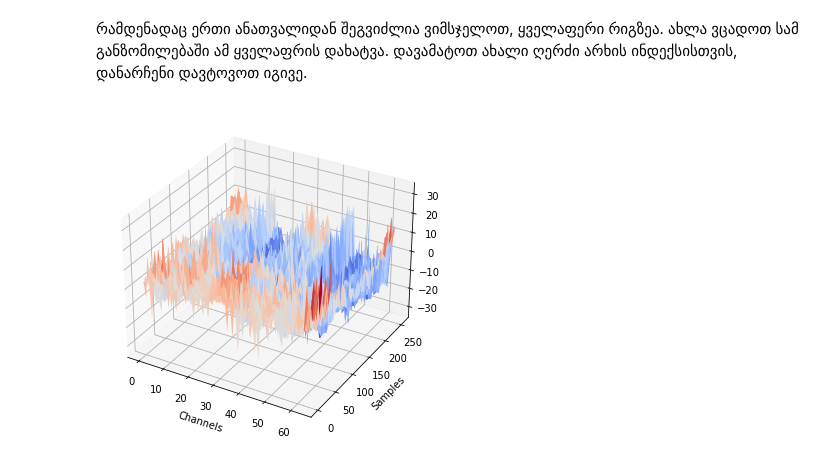
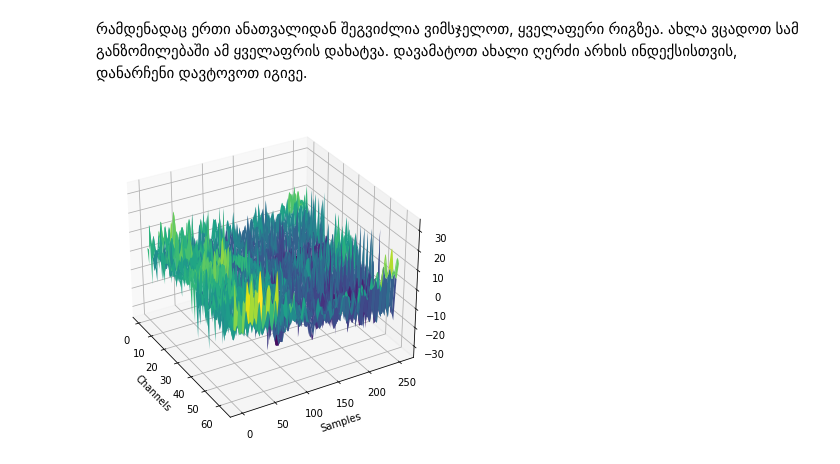
Before and after one commit to lnadi17/eeg-data-analysis, a Jupyter notebook: small-dataset/small-dataset-test.ipynb, the cells around one changed output. Saved outputs shown, nothing was run; the diff lists cells and outputs as text; code cells hidden in the pictures.

```diff
--- a/small-dataset/small-dataset-test.ipynb
+++ b/small-dataset/small-dataset-test.ipynb
@@ -186,21 +186,23 @@ plt.show()
 # %% [markdown]
 რამდენადაც ერთი ანათვალიდან შეგვიძლია ვიმსჯელოთ, ყველაფერი რიგზეა. ახლა ვცადოთ სამ განზომილებაში ამ ყველაფრის დახატვა. დავამატოთ ახალი ღერძი არხის ინდექსისთვის, დანარჩენი დავტოვოთ იგივე.
 # %%
+# Create data
 x = list(range(len(trial))) # channels
 y = list(range(len(trial[0]))) # samples
 
 X, Y = np.meshgrid(x, y)
 Z = np.ndarray((X.shape[0], X.shape[1]))
 for coord, value in np.ndenumerate(Z):
     Z[coord] = trial[coord[1]][coord[0]]
+
+# Create plot
+fig = plt.figure(figsize=(6, 6))
+ax = fig.add_subplot(projection='3d')
+ax.set_xlabel('Channels')
+ax.set_ylabel('Samples')
+ax.view_init(30, -30)
+
+ax.plot_surface(X, Y, Z, cmap=cm.viridis, antialiased=True)
+plt.show()
+# %% [output]
+[figure, added]
-# %%
-# Create axes
-fig = plt.figure(figsize=(6, 6))
-ax = fig.add_subplot(projection='3d')
-
-ax.plot_surface(X, Y, Z,cmap=cm.coolwarm, antialiased=True)
-ax.set_xlabel('Channels')
-ax.set_ylabel('Samples')
-plt.show()
-# %% [output]
-[figure, removed]
```
Also changed, not shown: parts of 2 cells of this notebook.
